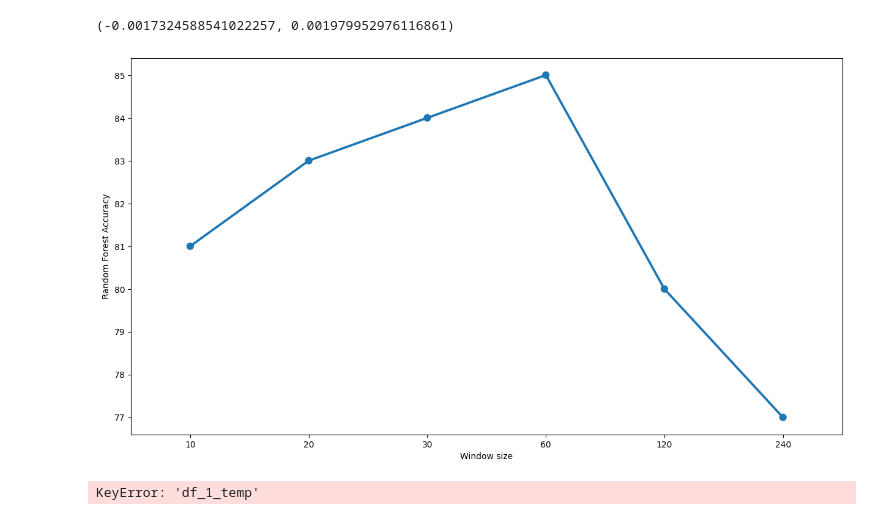
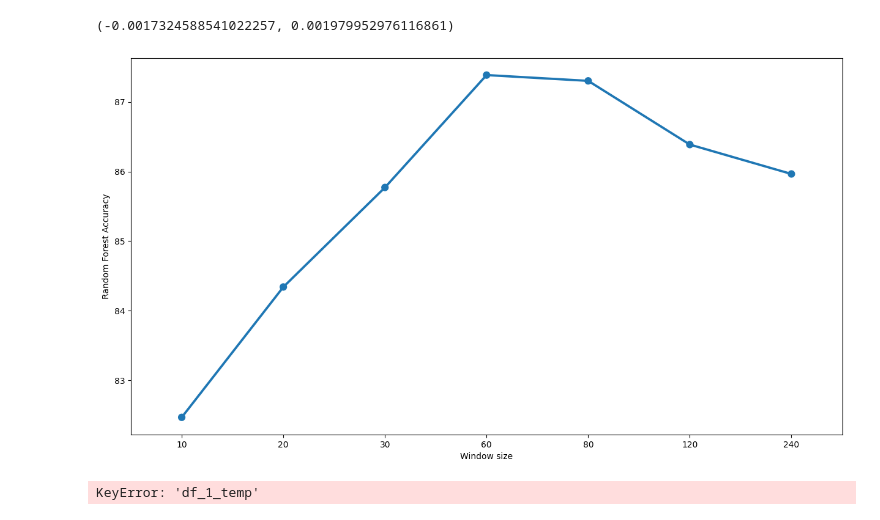
Before and after one commit to ksh914/hanhwa, a Jupyter notebook: machine_learning.ipynb, the cells around one changed output. Drawn from its saved outputs; the diff is of its cells as text; code cells hidden in the pictures.

```diff
--- a/machine_learning.ipynb
+++ b/machine_learning.ipynb
@@ -500,17 +500,19 @@ np.mean(RFC) - np.max(RFC), np.mean(RFC) - np.min(RFC)
 # %% [output]
 (-0.0017324588541022257, 0.001979952976116861)
 # %%
-x_axis = [10,20,30,60,120,240]
-y_axis = [81, 83, 84, 85, 80, 77]
+x_axis = [10,20,30,60,80,120,240]
+y_axis = [82.47, 84.342, 85.771, 87.385, 87.302, 86.387, 85.965]
 # %%
+import matplotlib.pyplot as plt
+import seaborn as sns
 plt.figure(figsize = (15,8))
 g = sns.pointplot(x = x_axis, y = y_axis)
 plt.xlabel('Window size')
 plt.ylabel('Random Forest Accuracy')
-g.set_xticklabels(['10','20','30','60','120','240'])
+g.set_xticklabels(['10','20','30','60','80','120','240'])
 plt.show()
 # %% [output]
-[figure, old version]
+[figure, new version]
 # %%
 from data_group import make_group_data
 
```
Also changed, not shown: parts of 1 cell of this notebook, 4 other files.
